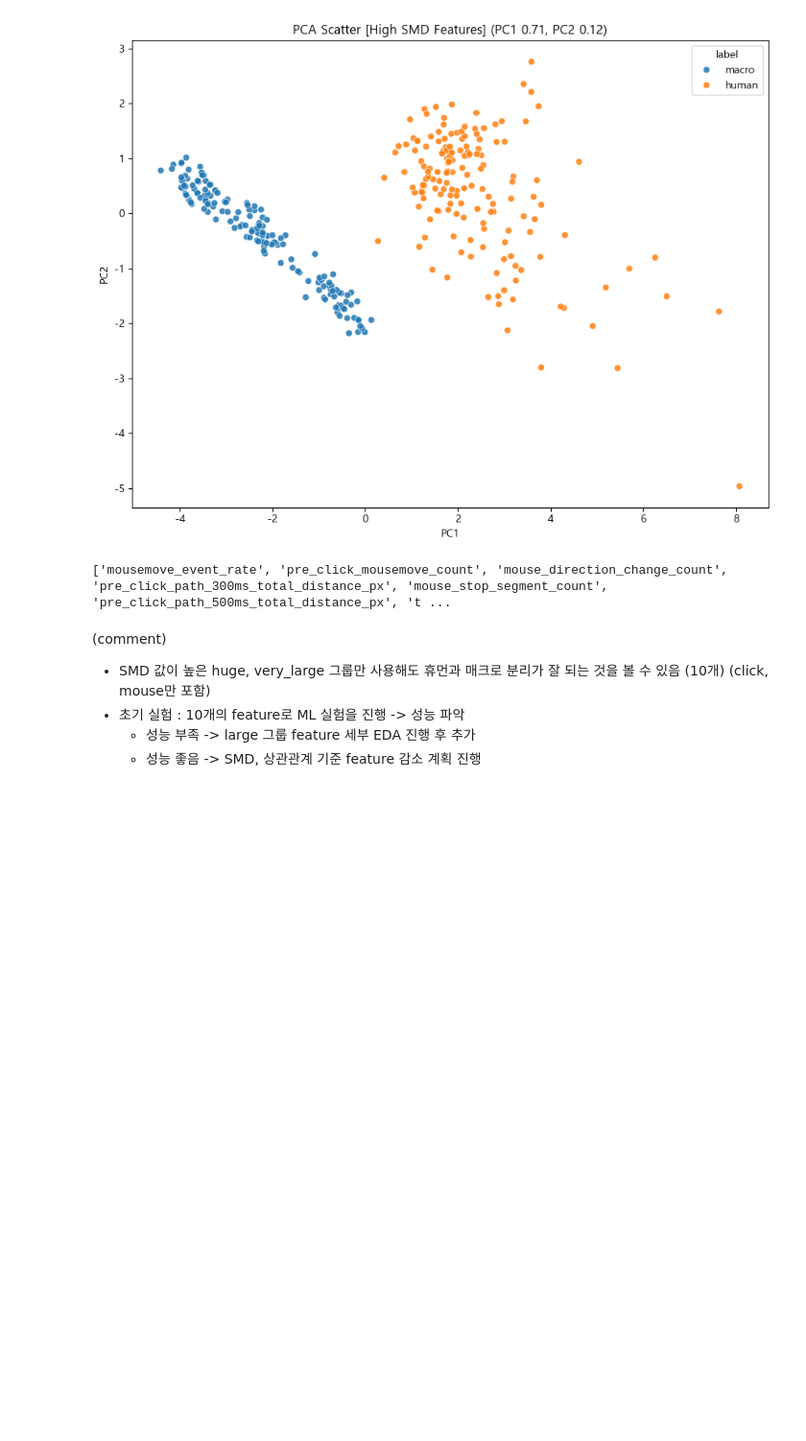
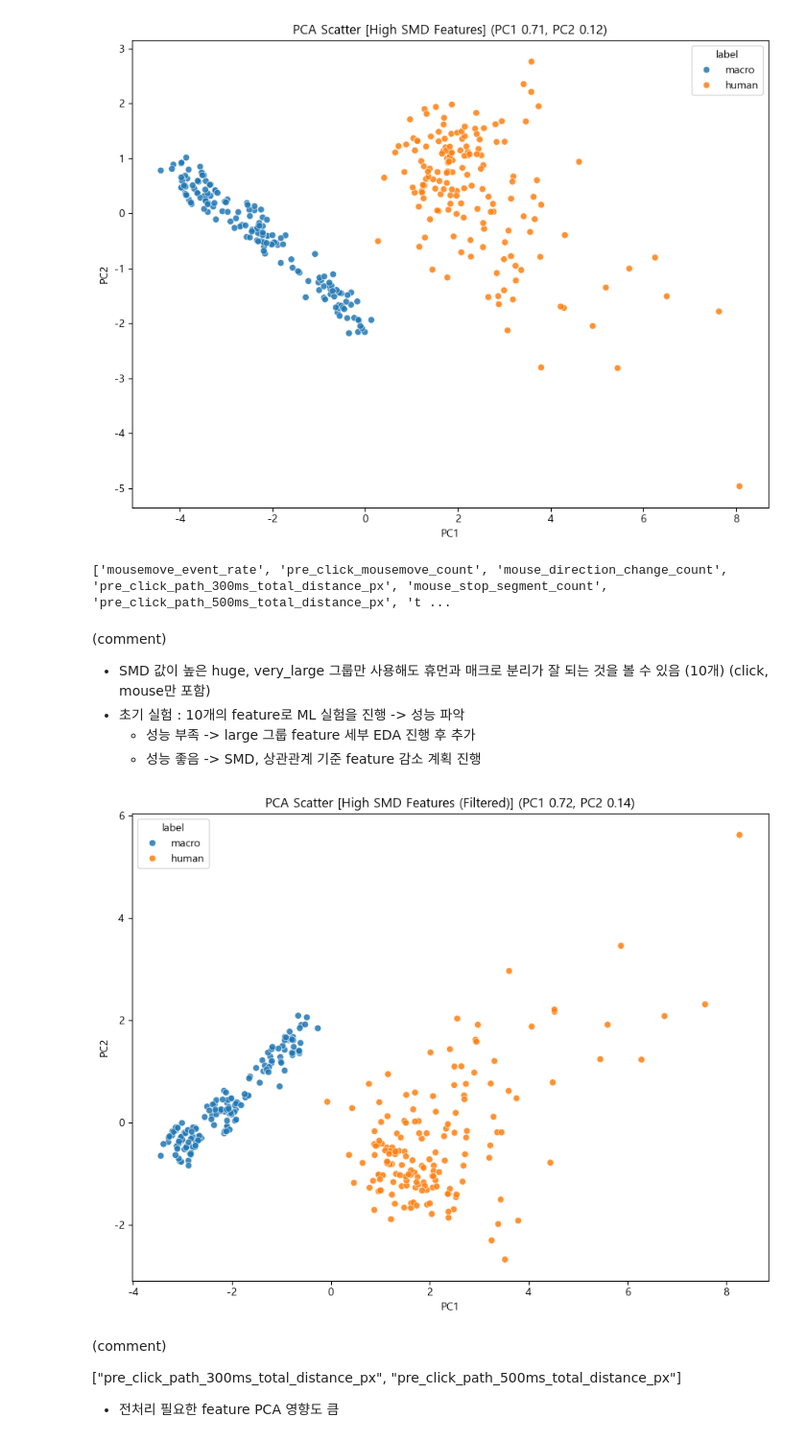
Before and after one commit to Tickle-ticket/Tickle, a Jupyter notebook: services/ai/train/EDA/eda_chan.ipynb, the cells around one changed output. Shown at 96% size. Drawn from its saved outputs; the diff is of its cells as text; code cells hidden in the pictures; blank space fills up the shorter version.

```diff
--- a/services/ai/train/EDA/eda_chan.ipynb
+++ b/services/ai/train/EDA/eda_chan.ipynb
@@ -902,3 +902,23 @@ print(high_smd_features)
 - 초기 실험 : 10개의 feature로 ML 실험을 진행 -> 성능 파악
     - 성능 부족 -> large 그룹 feature 세부 EDA 진행 후 추가
     - 성능 좋음 -> SMD, 상관관계 기준 feature 감소 계획 진행
+# %%
+# 전처리 필요한 feature 제외하고 PCA
+
+high_smd_features_filtered = [
+    feature
+    for feature in high_smd_features
+    if feature not in ["pre_click_path_300ms_total_distance_px", "pre_click_path_500ms_total_distance_px"]
+]
+
+draw_pca_scatter(
+    title="High SMD Features (Filtered)",
+    features=high_smd_features_filtered,
+)
+# %% [output]
+[figure, added]
+# %% [markdown]
+(comment)
+
+["pre_click_path_300ms_total_distance_px", "pre_click_path_500ms_total_distance_px"]
+- 전처리 필요한 feature PCA 영향도 큼
```
